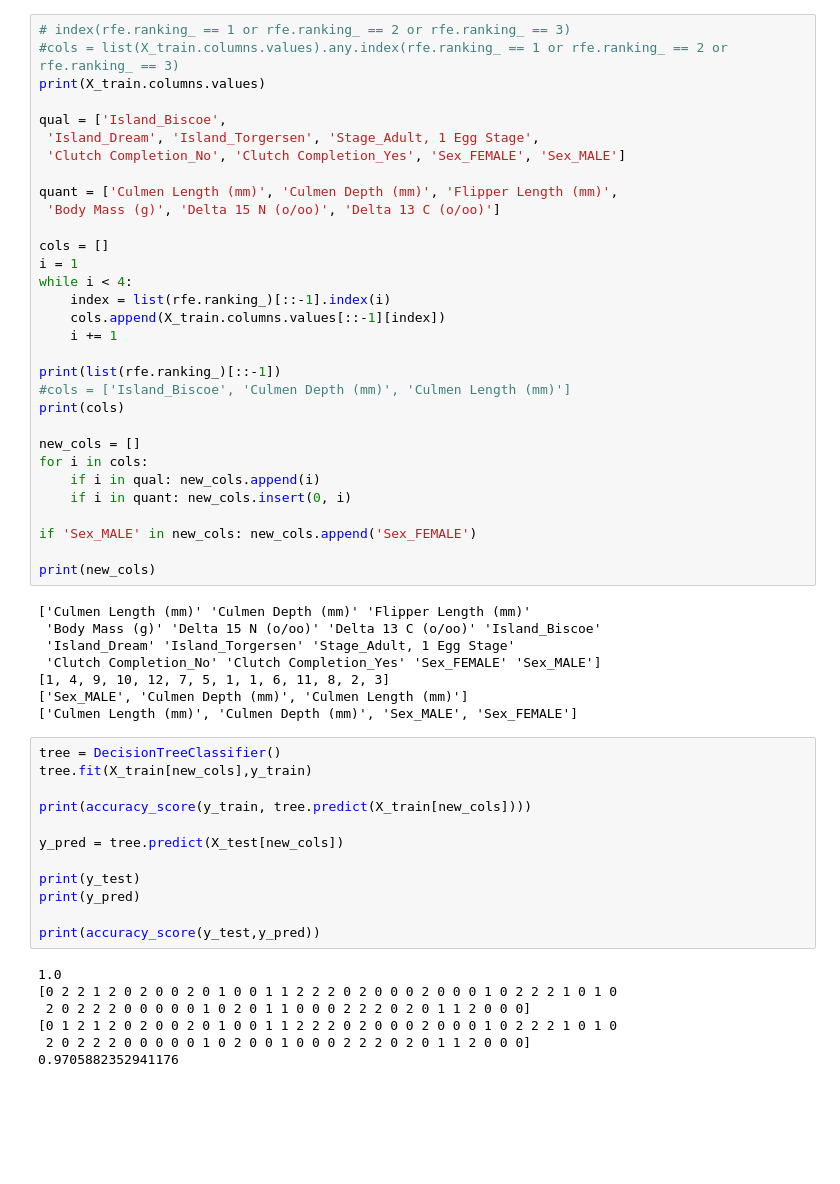
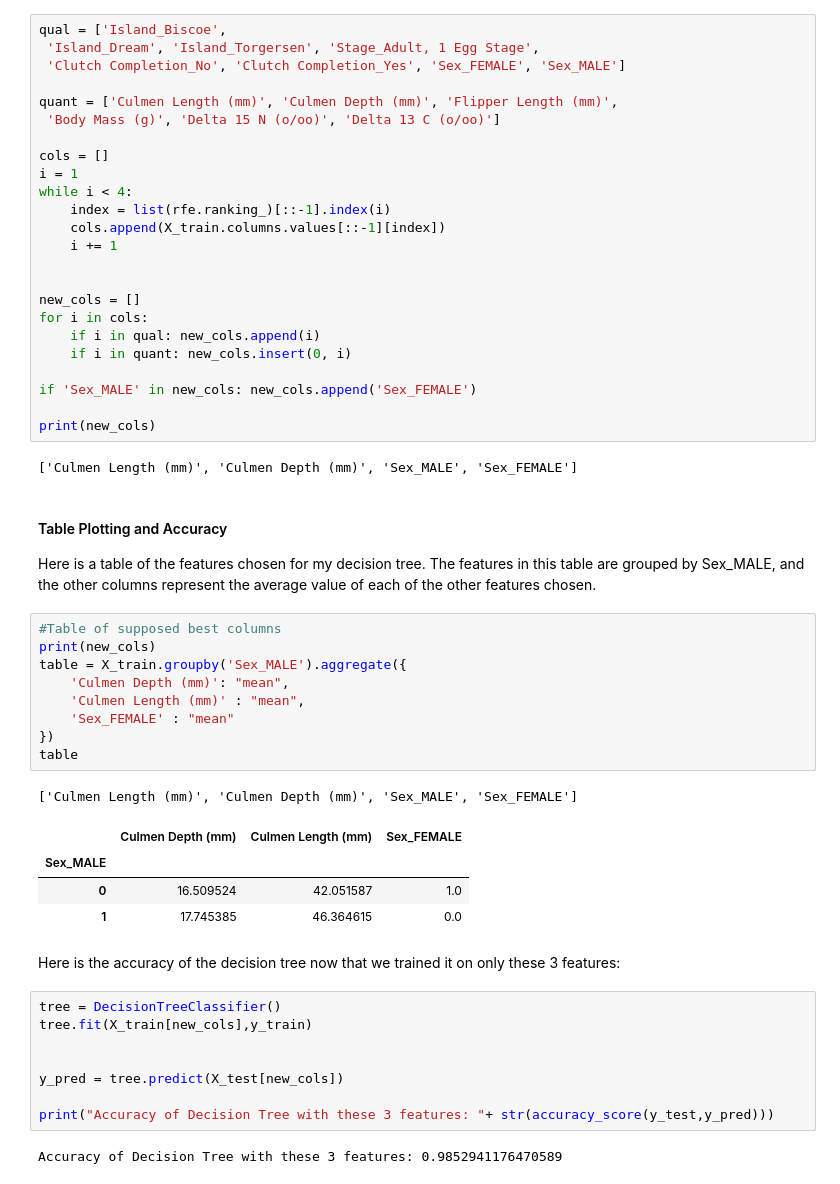
Before and after one commit to MGyawu/MGyawu.github.io, a Jupyter notebook: posts/Penguins/ClassifyingPenguins.ipynb, the cells around one changed output. Cells and saved outputs as stored; diff of their text form; blank space fills up the shorter version.

```diff
--- a/posts/Penguins/ClassifyingPenguins.ipynb
+++ b/posts/Penguins/ClassifyingPenguins.ipynb
@@ -94,8 +100,4 @@ print(ranking)
 # %%
-# index(rfe.ranking_ == 1 or rfe.ranking_ == 2 or rfe.ranking_ == 3)
-#cols = list(X_train.columns.values).any.index(rfe.ranking_ == 1 or rfe.ranking_ == 2 or rfe.ranking_ == 3)
-print(X_train.columns.values)
-
 qual = ['Island_Biscoe',
  'Island_Dream', 'Island_Torgersen', 'Stage_Adult, 1 Egg Stage',
  'Clutch Completion_No', 'Clutch Completion_Yes', 'Sex_FEMALE', 'Sex_MALE']
@@ -110,9 +112,6 @@ while i < 4:
     cols.append(X_train.columns.values[::-1][index])
     i += 1
 
-print(list(rfe.ranking_)[::-1])
-#cols = ['Island_Biscoe', 'Culmen Depth (mm)', 'Culmen Length (mm)']
-print(cols)
 
 new_cols = []
 for i in cols:
@@ -123,29 +122,36 @@ if 'Sex_MALE' in new_cols: new_cols.append('Sex_FEMALE')
 
 print(new_cols)
 # %% [output]
-['Culmen Length (mm)' 'Culmen Depth (mm)' 'Flipper Length (mm)'
- 'Body Mass (g)' 'Delta 15 N (o/oo)' 'Delta 13 C (o/oo)' 'Island_Biscoe'
- 'Island_Dream' 'Island_Torgersen' 'Stage_Adult, 1 Egg Stage'
- 'Clutch Completion_No' 'Clutch Completion_Yes' 'Sex_FEMALE' 'Sex_MALE']
-[1, 4, 9, 10, 12, 7, 5, 1, 1, 6, 11, 8, 2, 3]
-['Sex_MALE', 'Culmen Depth (mm)', 'Culmen Length (mm)']
 ['Culmen Length (mm)', 'Culmen Depth (mm)', 'Sex_MALE', 'Sex_FEMALE']
+# %% [markdown]
+#### Table Plotting and Accuracy
+
+
+Here is a table of the features chosen for my decision tree. The features in this table are grouped by Sex_MALE, and the other columns represent the average value of each of the other features chosen.
+# %%
+#Table of supposed best columns
+print(new_cols)
+table = X_train.groupby('Sex_MALE').aggregate({
+    'Culmen Depth (mm)': "mean",
+    'Culmen Length (mm)' : "mean",
+    'Sex_FEMALE' : "mean"
+})
+table
+# %% [output]
+['Culmen Length (mm)', 'Culmen Depth (mm)', 'Sex_MALE', 'Sex_FEMALE']
+|  | Culmen Depth (mm) | Culmen Length (mm) | Sex_FEMALE |
+| Sex_MALE |  |  |  |
+| 0 | 16.509524 | 42.051587 | 1.0 |
+| 1 | 17.745385 | 46.364615 | 0.0 |
+# %% [markdown]
+Here is the accuracy of the decision tree now that we trained it on only these 3 features:
 # %%
 tree = DecisionTreeClassifier()
 tree.fit(X_train[new_cols],y_train)
 
-print(accuracy_score(y_train, tree.predict(X_train[new_cols])))
 
 y_pred = tree.predict(X_test[new_cols])
 
-print(y_test)
-print(y_pred)
-
-print(accuracy_score(y_test,y_pred))
+print("Accuracy of Decision Tree with these 3 features: "+ str(accuracy_score(y_test,y_pred)))
 # %% [output]
-1.0
-[0 2 2 1 2 0 2 0 0 2 0 1 0 0 1 1 2 2 2 0 2 0 0 0 2 0 0 0 1 0 2 2 2 1 0 1 0
- 2 0 2 2 2 0 0 0 0 0 1 0 2 0 1 1 0 0 0 2 2 2 0 2 0 1 1 2 0 0 0]
-[0 1 2 1 2 0 2 0 0 2 0 1 0 0 1 1 2 2 2 0 2 0 0 0 2 0 0 0 1 0 2 2 2 1 0 1 0
- 2 0 2 2 2 0 0 0 0 0 1 0 2 0 0 1 0 0 0 2 2 2 0 2 0 1 1 2 0 0 0]
-0.9705882352941176
+Accuracy of Decision Tree with these 3 features: 0.9852941176470589
```
Also changed, not shown: parts of 11 cells of this notebook, 5 other files.
